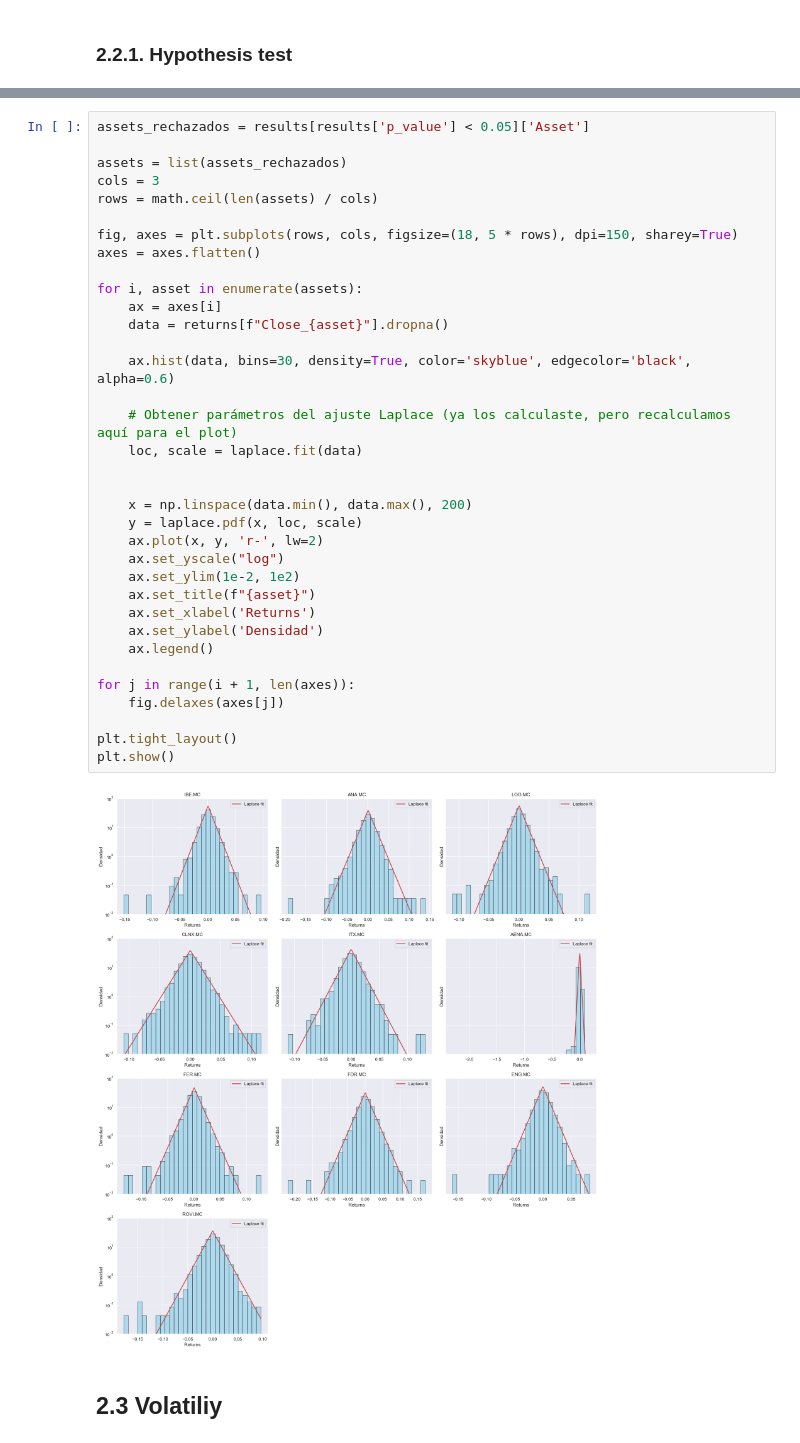
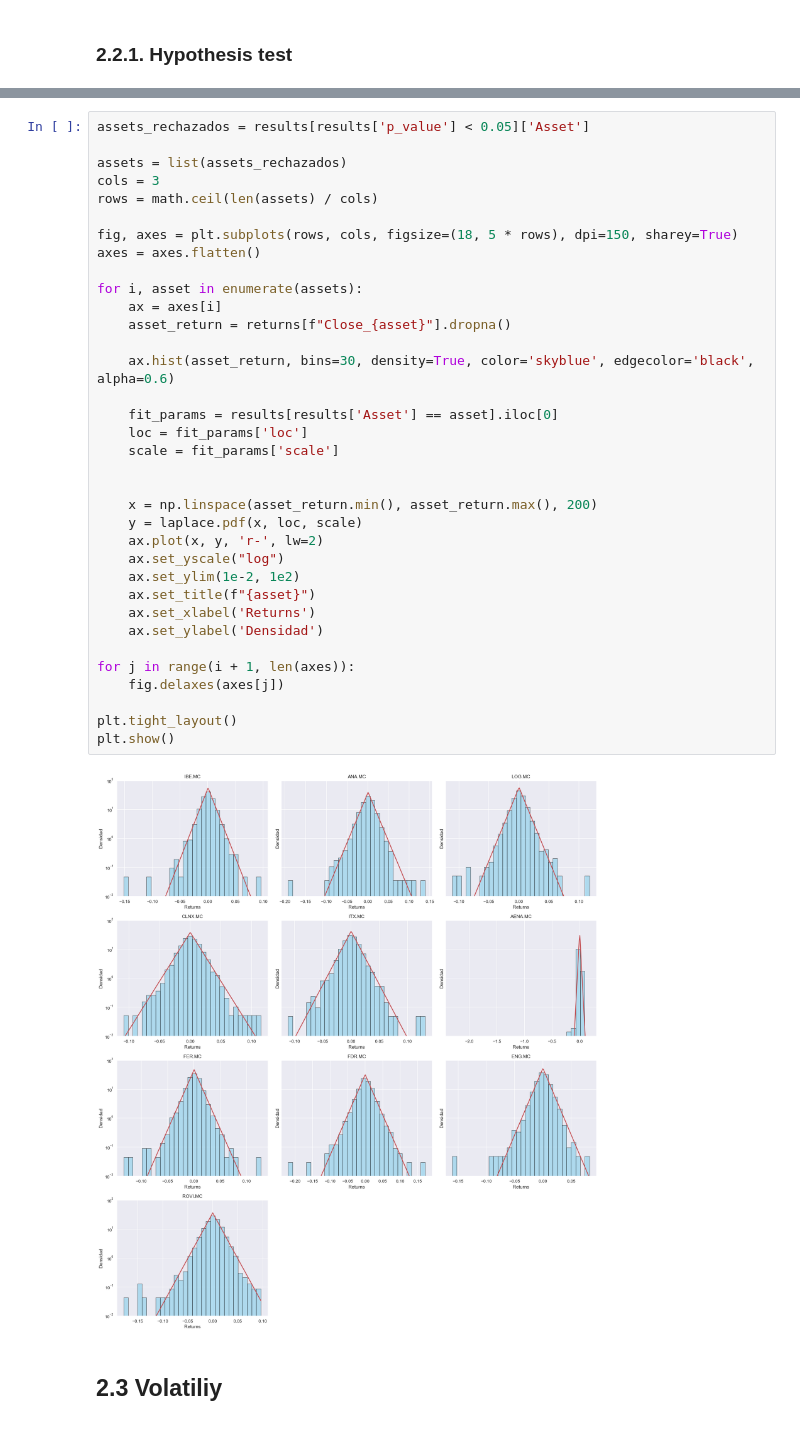
Before and after one commit to JuanCastillo29/Portfolio-Optimization-of-IBEX-35-Assets-Using-Laplace-Fitted-Returns, a Jupyter notebook: Notebooks/Data_exploration_&_volatility.ipynb, the cells around one changed output, grey strips where cells are left out. Cells and saved outputs as stored; diff of their text form.

```diff
--- a/Notebooks/Data_exploration_&_volatility.ipynb
+++ b/Notebooks/Data_exploration_&_volatility.ipynb
@@ -193,39 +219,39 @@ plt.show()
 # %%
 assets_rechazados = results[results['p_value'] < 0.05]['Asset']
 
 assets = list(assets_rechazados)
 cols = 3
 rows = math.ceil(len(assets) / cols)
 
 fig, axes = plt.subplots(rows, cols, figsize=(18, 5 * rows), dpi=150, sharey=True)
 axes = axes.flatten()
 
 for i, asset in enumerate(assets):
     ax = axes[i]
-    data = returns[f"Close_{asset}"].dropna()
+    asset_return = returns[f"Close_{asset}"].dropna()
 
-    ax.hist(data, bins=30, density=True, color='skyblue', edgecolor='black', alpha=0.6)
+    ax.hist(asset_return, bins=30, density=True, color='skyblue', edgecolor='black', alpha=0.6)
 
-    # Obtener parámetros del ajuste Laplace (ya los calculaste, pero recalculamos aquí para el plot)
-    loc, scale = laplace.fit(data)
+    fit_params = results[results['Asset'] == asset].iloc[0]
+    loc = fit_params['loc']
+    scale = fit_params['scale']
 
 
-    x = np.linspace(data.min(), data.max(), 200)
+    x = np.linspace(asset_return.min(), asset_return.max(), 200)
     y = laplace.pdf(x, loc, scale)
     ax.plot(x, y, 'r-', lw=2)
     ax.set_yscale("log")
     ax.set_ylim(1e-2, 1e2)
     ax.set_title(f"{asset}")
     ax.set_xlabel('Returns')
     ax.set_ylabel('Densidad')
-    ax.legend()
 
 for j in range(i + 1, len(axes)):
     fig.delaxes(axes[j])
 
 plt.tight_layout()
 plt.show()
 # %% [output]
-[figure, old version]
+[figure, new version]
 # %% [markdown]
 ## 2.3 Volatiliy
```
Also changed, not shown: parts of 7 cells of this notebook.
